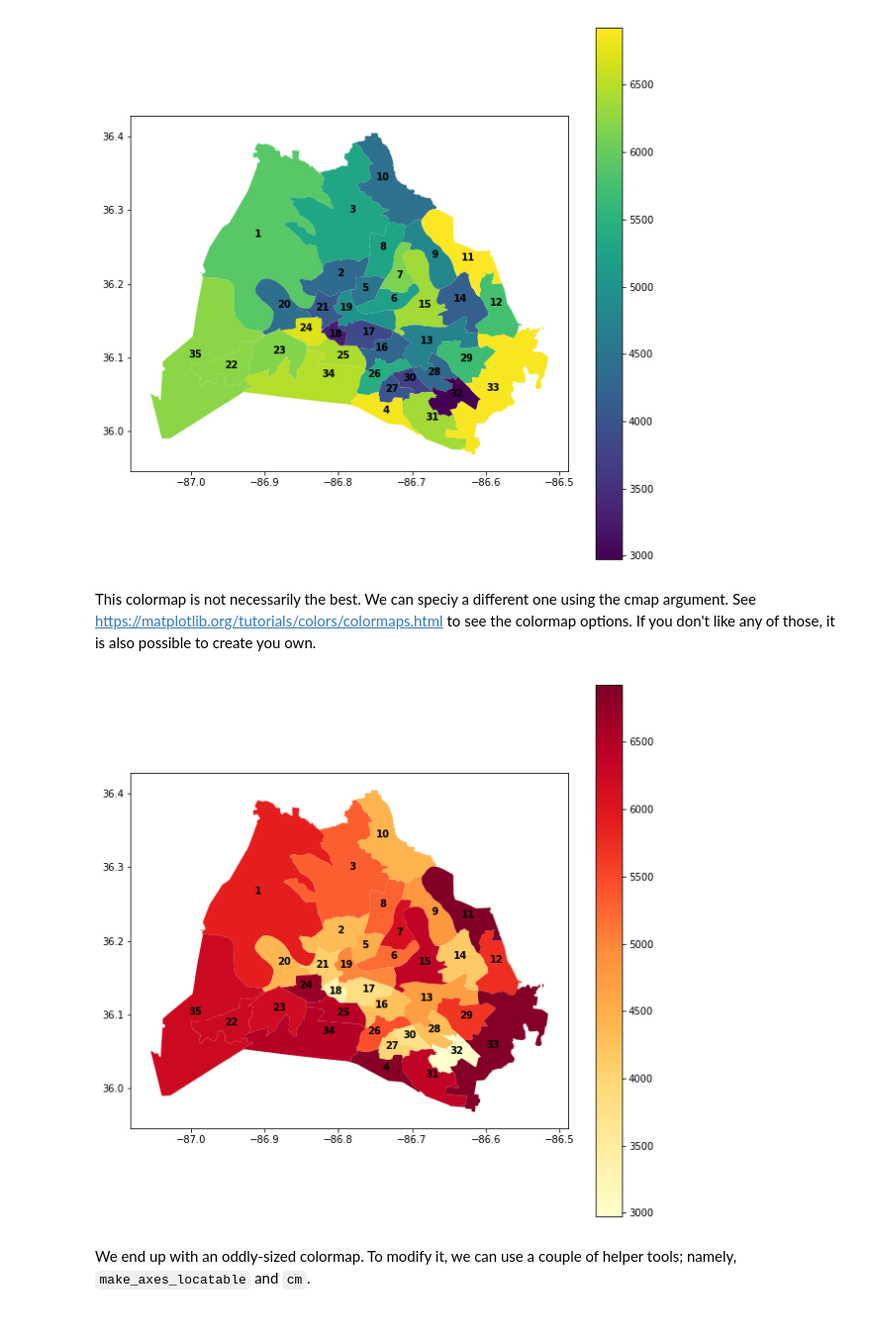
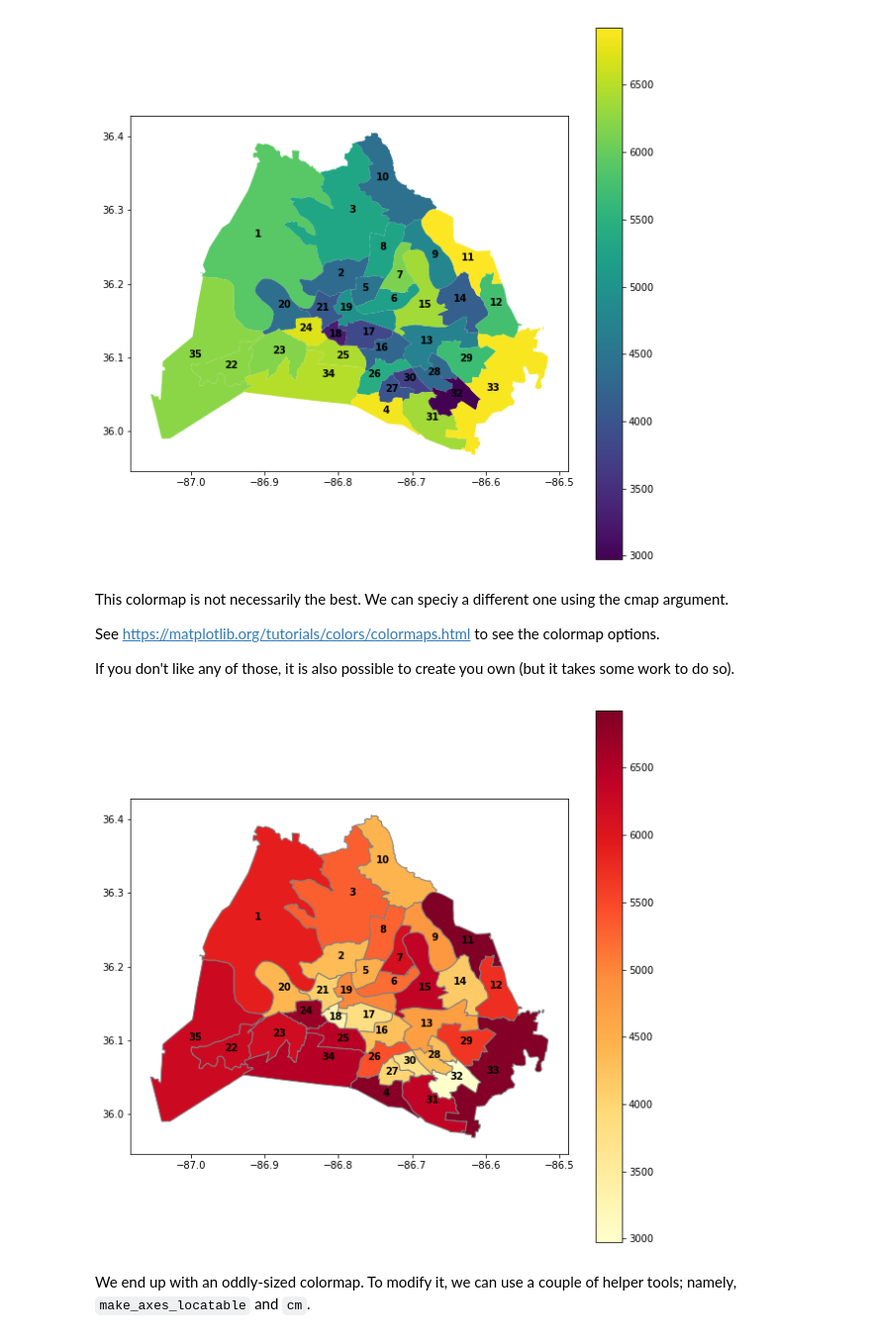
Before and after one commit to mcvholloway/affordable_housing, a Jupyter notebook: affordable_housing.ipynb, the cells around one changed output. Shown at 99% size. Drawn from its saved outputs; the diff is of its cells as text; code cells hidden in the pictures.

```diff
--- a/affordable_housing.ipynb
+++ b/affordable_housing.ipynb
@@ -663,15 +936,19 @@ for idx, row in council_districts.iterrows():
 # %% [output]
 [figure]
 # %% [markdown]
-This colormap is not necessarily the best. We can speciy a different one using the cmap argument. See https://matplotlib.org/tutorials/colors/colormaps.html to see the colormap options. If you don't like any of those, it is also possible to create you own.
+This colormap is not necessarily the best. We can speciy a different one using the cmap argument.
+
+See https://matplotlib.org/tutorials/colors/colormaps.html to see the colormap options.
+
+If you don't like any of those, it is also possible to create you own (but it takes some work to do so).
 # %%
 fig, ax = plt.subplots(figsize = (10,10))
-council_districts.plot(ax = ax, column = 'num_homes_2009', legend = True, cmap = 'YlOrRd')
+council_districts.plot(ax = ax, column = 'num_homes_2009', legend = True, cmap = 'YlOrRd',edgecolor = 'grey')
 for idx, row in council_districts.iterrows():
     plt.annotate(s=row['district'], xy=row['coords'],
                  horizontalalignment='center', fontweight = 'bold')
 # %% [output]
-[figure, old version]
+[figure, new version]
 # %% [markdown]
 We end up with an oddly-sized colormap. To modify it, we can use a couple of helper tools; namely, `make_axes_locatable` and `cm`.
 # %%
```
Also changed, not shown: parts of 227 cells of this notebook.
